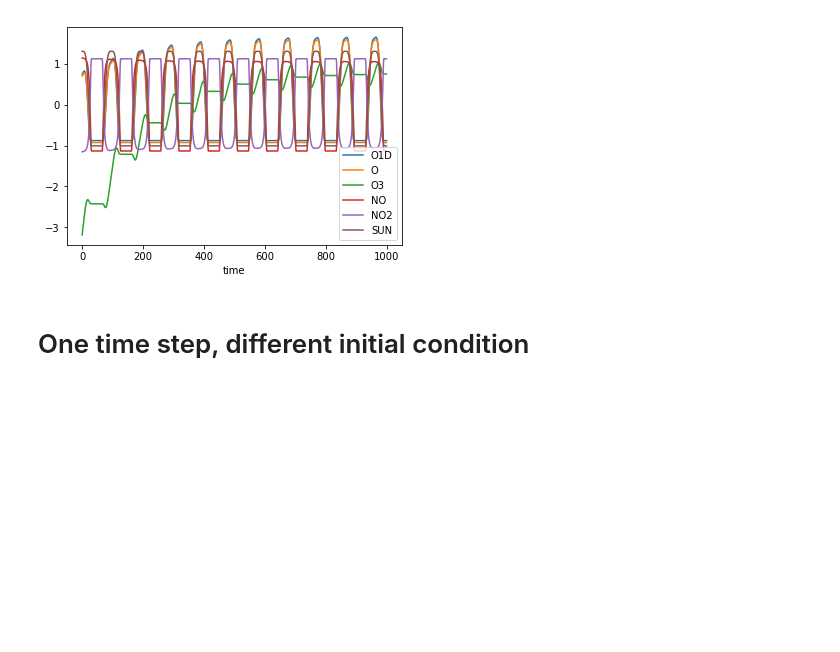
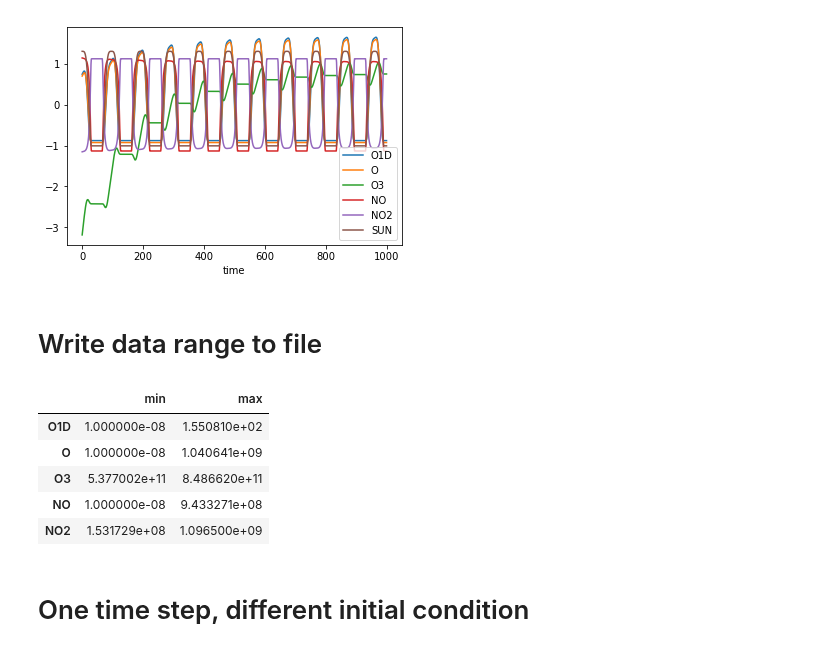
Before and after one commit to JiaweiZhuang/KPP, a Jupyter notebook: my_tests/small_strato/use_f2py.ipynb, the cells around one changed output. Saved outputs shown, nothing was run; the diff lists cells and outputs as text; code cells hidden in the pictures; blank space fills up the shorter version.

```diff
--- a/my_tests/small_strato/use_f2py.ipynb
+++ b/my_tests/small_strato/use_f2py.ipynb
@@ -55,3 +55,16 @@ df_history_scaled.plot()
 # %% [output]
 <matplotlib.axes._subplots.AxesSubplot at 0x...>
 [figure]
+# %% [markdown]
+# Write data range to file
+# %%
+df_range = df_history.drop('SUN', axis=1).agg(['min', 'max']).T
+df_range.clip_lower(1e-8, inplace=True)
+df_range
+# %% [output]
+|  | min | max |
+| O1D | 1.000000e-08 | 1.550810e+02 |
+| O | 1.000000e-08 | 1.040641e+09 |
+| O3 | 5.377002e+11 | 8.486620e+11 |
+| NO | 1.000000e-08 | 9.433271e+08 |
+| NO2 | 1.531729e+08 | 1.096500e+09 |
```
Also changed, not shown: parts of 6 cells of this notebook, 1 other file.
